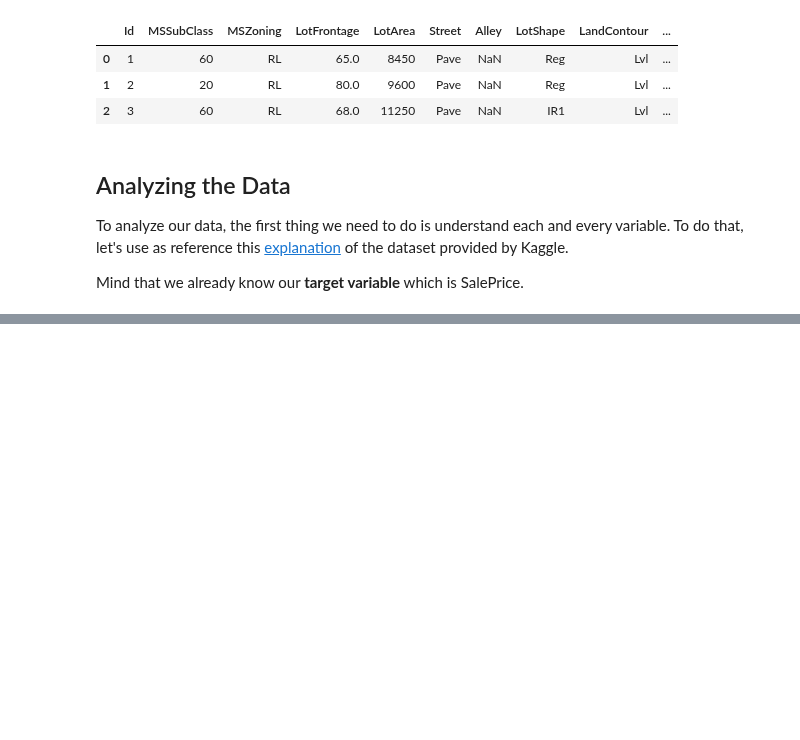
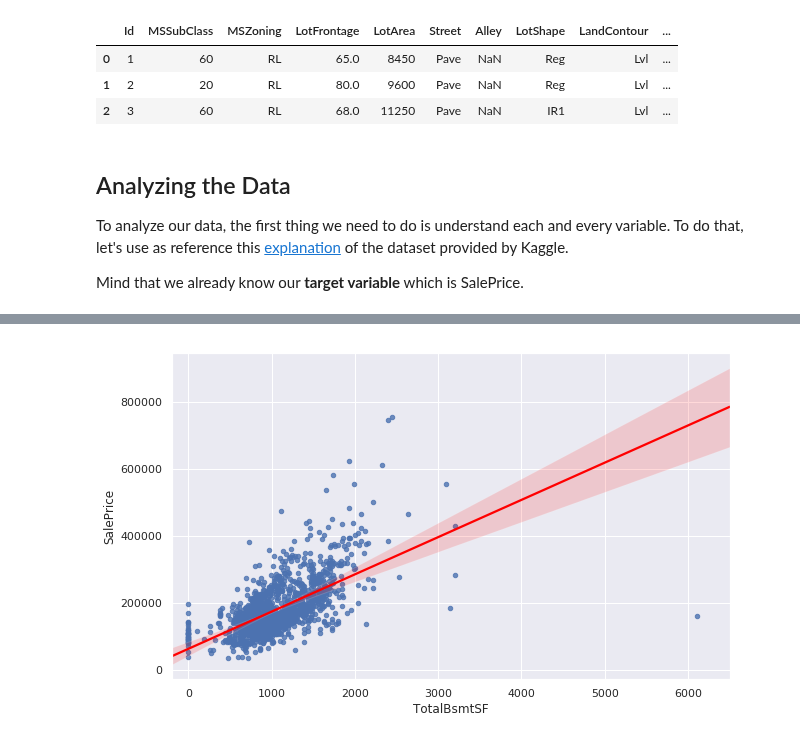
Before and after one commit to rafaelnduarte/Kaggle_House_Prices, a Jupyter notebook: Kaggle_House_Price_Prediction.ipynb, the cells around one changed output, grey strips where cells are left out. Saved outputs shown, nothing was run; the diff lists cells and outputs as text; code cells hidden in the pictures; blank space fills up the shorter version.

```diff
--- a/Kaggle_House_Price_Prediction.ipynb
+++ b/Kaggle_House_Price_Prediction.ipynb
@@ -594,0 +703,9 @@ Mind that we already know our **target variable** which is SalePrice.
+# %%
+# scatter plot and linear regression
+fig, ax = plt.subplots(figsize=(10,6))
+
+ax.set_xlim(left=-200,right=6500)
+sns.regplot('TotalBsmtSF', 'SalePrice', scatter_kws={"s": 20},
+            line_kws={"color": "red"}, data=train, ax=ax);
+# %% [output]
+[figure, added]
```
Also changed, not shown: parts of 15 cells of this notebook.
